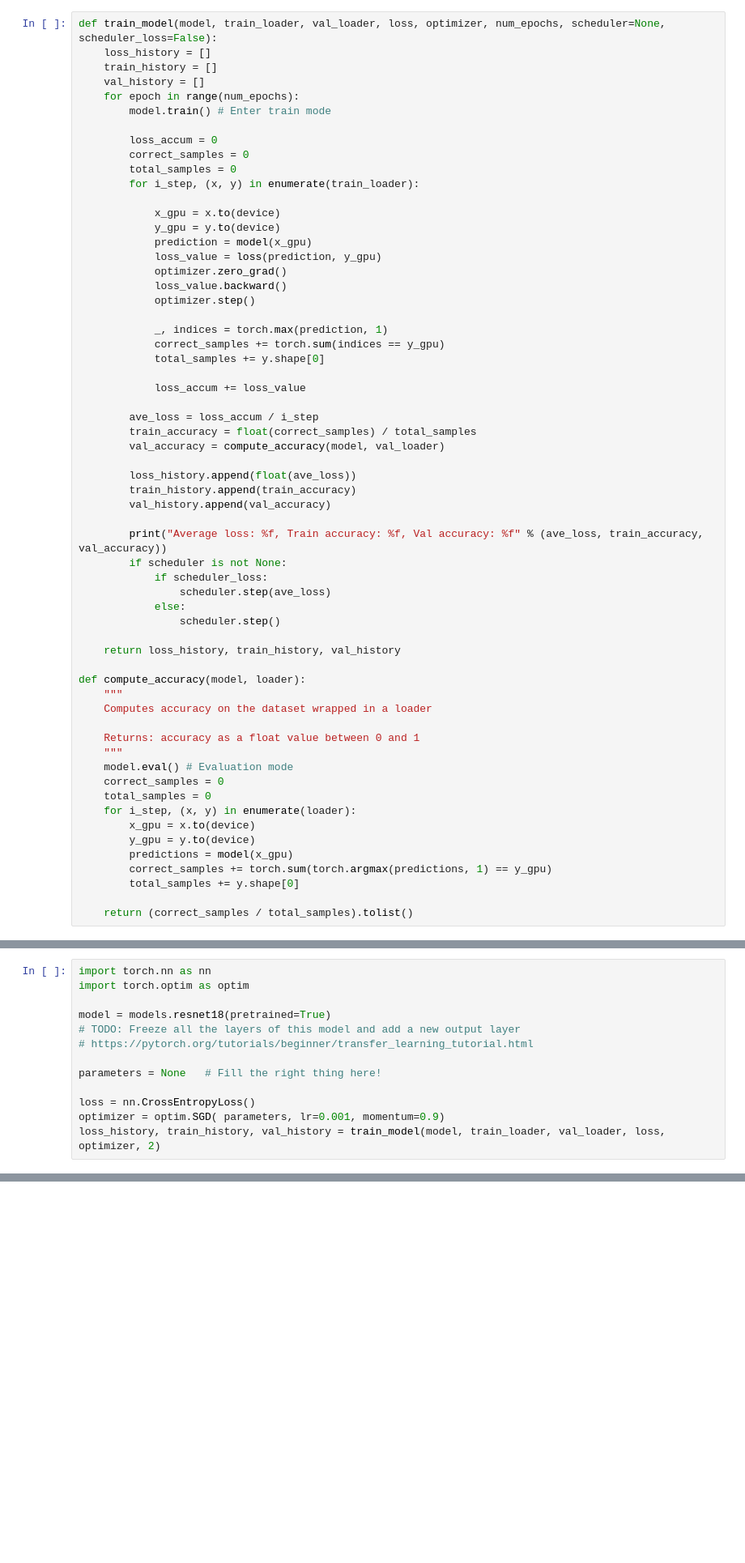
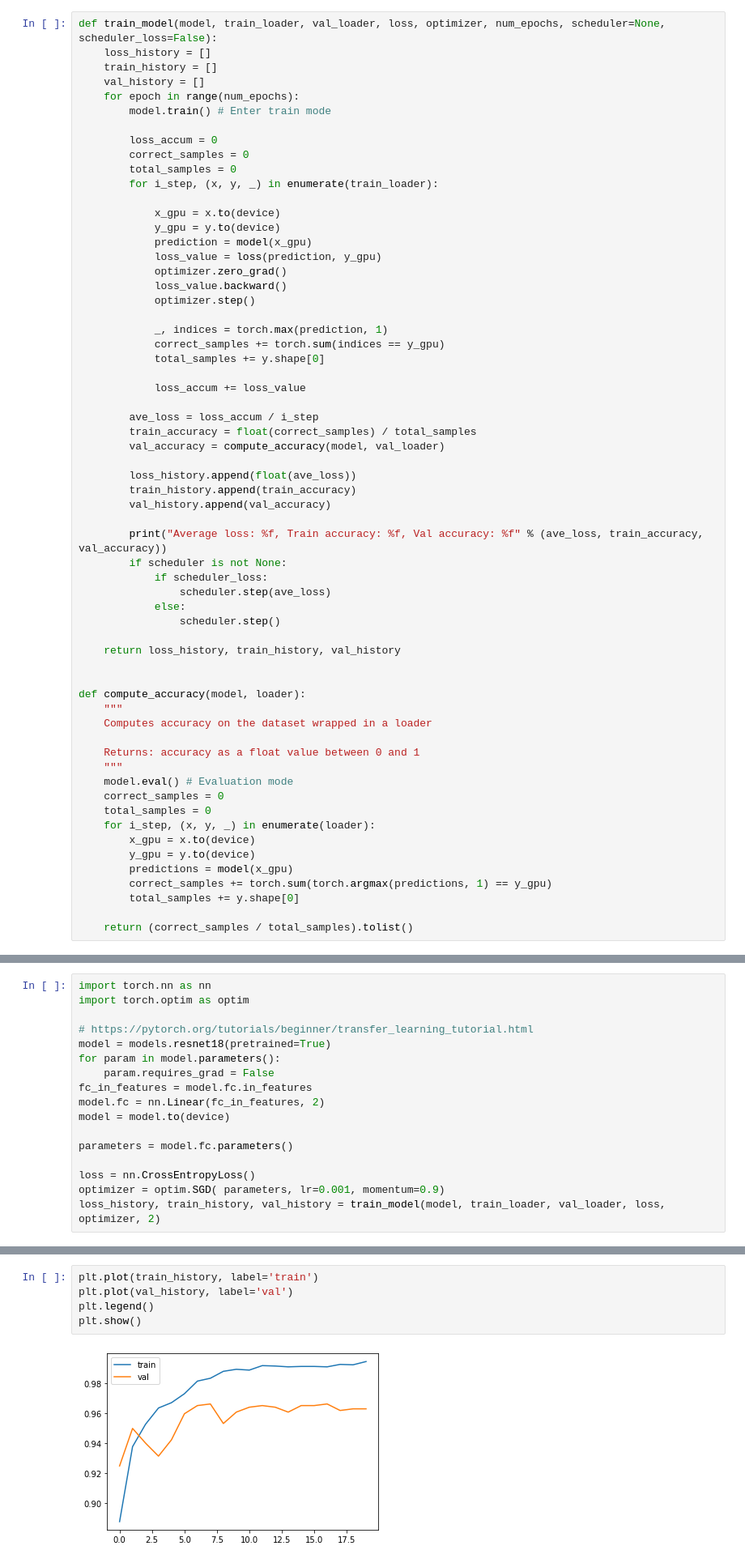
Before and after one commit to kononovarseniy/dlcourse_ai, a Jupyter notebook: assignments/assignment4/HotdogOrNot.ipynb, the cells around one changed output, grey strips where cells are left out. Shown at 81% size. Saved outputs shown, nothing was run; the diff lists cells and outputs as text; blank space fills up the shorter version.

```diff
--- a/assignments/assignment4/HotdogOrNot.ipynb
+++ b/assignments/assignment4/HotdogOrNot.ipynb
@@ -191,7 +183,7 @@ def train_model(model, train_loader, val_loader, loss, optimizer, num_epochs, sc
         loss_accum = 0
         correct_samples = 0
         total_samples = 0
-        for i_step, (x, y) in enumerate(train_loader):
+        for i_step, (x, y, _) in enumerate(train_loader):
 
             x_gpu = x.to(device)
             y_gpu = y.to(device)
@@ -224,6 +216,7 @@ def train_model(model, train_loader, val_loader, loss, optimizer, num_epochs, sc
 
     return loss_history, train_history, val_history
 
+
 def compute_accuracy(model, loader):
     """
     Computes accuracy on the dataset wrapped in a loader
@@ -233,7 +226,7 @@ def compute_accuracy(model, loader):
     model.eval() # Evaluation mode
     correct_samples = 0
     total_samples = 0
-    for i_step, (x, y) in enumerate(loader):
+    for i_step, (x, y, _) in enumerate(loader):
         x_gpu = x.to(device)
         y_gpu = y.to(device)
         predictions = model(x_gpu)
@@ -274,11 +294,15 @@ model = models.resnet18(pretrained=True)
 import torch.nn as nn
 import torch.optim as optim
 
+# https://pytorch.org/tutorials/beginner/transfer_learning_tutorial.html
 model = models.resnet18(pretrained=True)
-# TODO: Freeze all the layers of this model and add a new output layer
-# https://pytorch.org/tutorials/beginner/transfer_learning_tutorial.html
+for param in model.parameters():
+    param.requires_grad = False
+fc_in_features = model.fc.in_features
+model.fc = nn.Linear(fc_in_features, 2)
+model = model.to(device)
 
-parameters = None   # Fill the right thing here!
+parameters = model.fc.parameters()
 
 loss = nn.CrossEntropyLoss()
 optimizer = optim.SGD( parameters, lr=0.001, momentum=0.9)
@@ -414,0 +514,7 @@ print("F1: %4.3f, P: %4.3f, R: %4.3f" % (precision, recall, f1))
+# %%
+plt.plot(train_history, label='train')
+plt.plot(val_history, label='val')
+plt.legend()
+plt.show()
+# %% [output]
+[figure, added]
```
Also changed, not shown: parts of 19 cells of this notebook.
